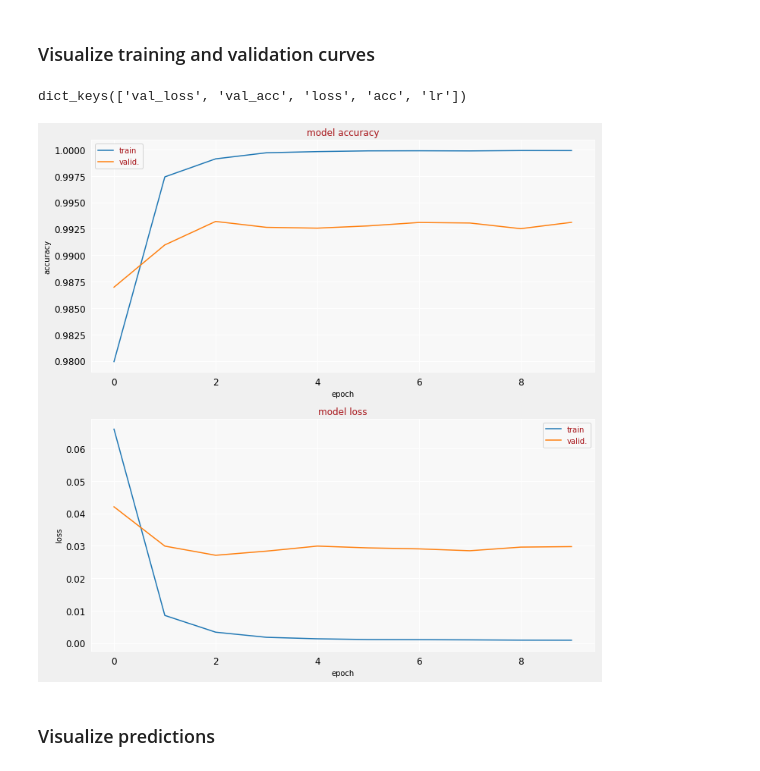
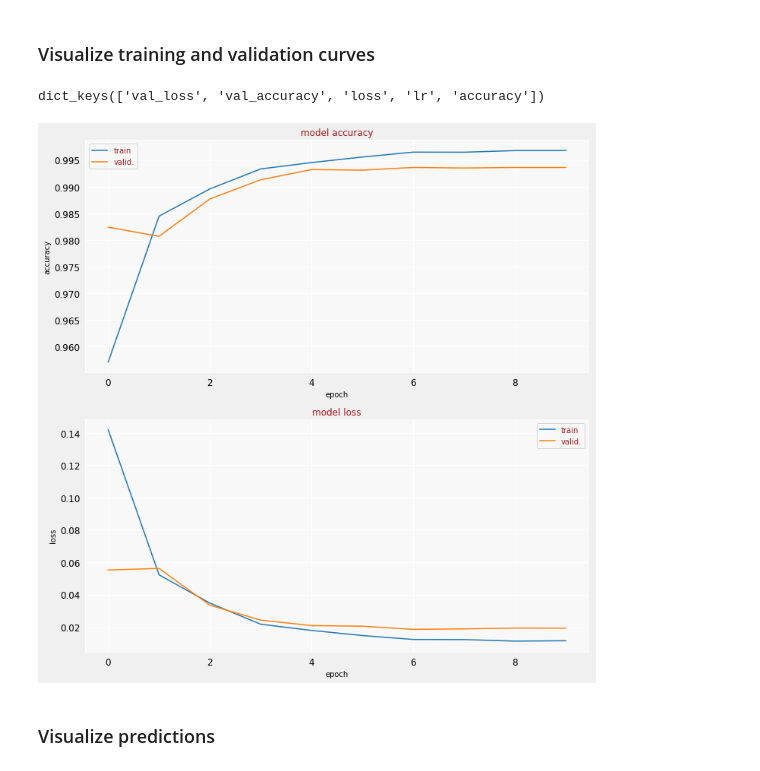
Before and after one commit to vipinky/GoogleCloudPlatform-training-data-analyst, a Jupyter notebook: courses/fast-and-lean-data-science/01_MNIST_TPU_Keras.ipynb, the cells around one changed output. Cells and saved outputs as stored; diff of their text form; code cells hidden in the pictures.

Commit message:
MNIST sample for TF 1.14 and 2.0

```diff
--- a/courses/fast-and-lean-data-science/01_MNIST_TPU_Keras.ipynb
+++ b/courses/fast-and-lean-data-science/01_MNIST_TPU_Keras.ipynb
@@ -265,5 +276,5 @@ model.summary()
 
 # set up learning rate decay
 lr_decay = tf.keras.callbacks.LearningRateScheduler(lambda epoch: 0.0001 + 0.02 * math.pow(0.5, 1+epoch), verbose=True)
-tb_callback = tf.keras.callbacks.TensorBoard(log_dir='./logs/log'+str(time.time()), write_graph=False, update_freq=100)
+tb_callback = tf.keras.callbacks.TensorBoard(log_dir='gs://ml1-demo-martin/mnistlogs/log'+str(time.time()), write_graph=False, update_freq=100)
 # %% [output]
@@ -297,12 +311,6 @@ print(steps_per_epoch)
 # settings can stay as they are for TPU training. The training will just go faster.
 # Warning: this might change in the final version of the Keras/TPU API.
 
-if tpu:
-  # Work in progress: reading directly from dataset object not yet implemented
-  # for Keras/TPU. Keras/TPU needs a function that returns a dataset.
-  history = model.fit(training_input_fn(), steps_per_epoch=steps_per_epoch, epochs=EPOCHS,
-                            validation_data=validation_input_fn(), validation_steps=1, callbacks=[lr_decay, tb_callback])
-else:
-  history = model.fit(training_dataset, steps_per_epoch=steps_per_epoch, epochs=EPOCHS,
-                              validation_data=validation_dataset, validation_steps=1, callbacks=[lr_decay, tb_callback])
+history = model.fit(training_dataset, steps_per_epoch=steps_per_epoch, epochs=EPOCHS,
+                            validation_data=validation_dataset, validation_steps=1, callbacks=[lr_decay, tb_callback])
 # %% [output]
@@ -332,11 +342,11 @@ Epoch 10/10
 ### Visualize training and validation curves
 # %%
 print(history.history.keys())
-display_training_curves(history.history['acc'], history.history['val_acc'], 'accuracy', 211)
+display_training_curves(history.history['accuracy'], history.history['val_accuracy'], 'accuracy', 211)
 display_training_curves(history.history['loss'], history.history['val_loss'], 'loss', 212)
 # %% [output]
-dict_keys(['val_loss', 'val_acc', 'loss', 'acc', 'lr'])
+dict_keys(['val_loss', 'val_accuracy', 'loss', 'lr', 'accuracy'])
-[figure, old version]
+[figure, new version]
 # %% [markdown]
 ### Visualize predictions
 # %%
```
Also changed, not shown: parts of 8 cells of this notebook.
